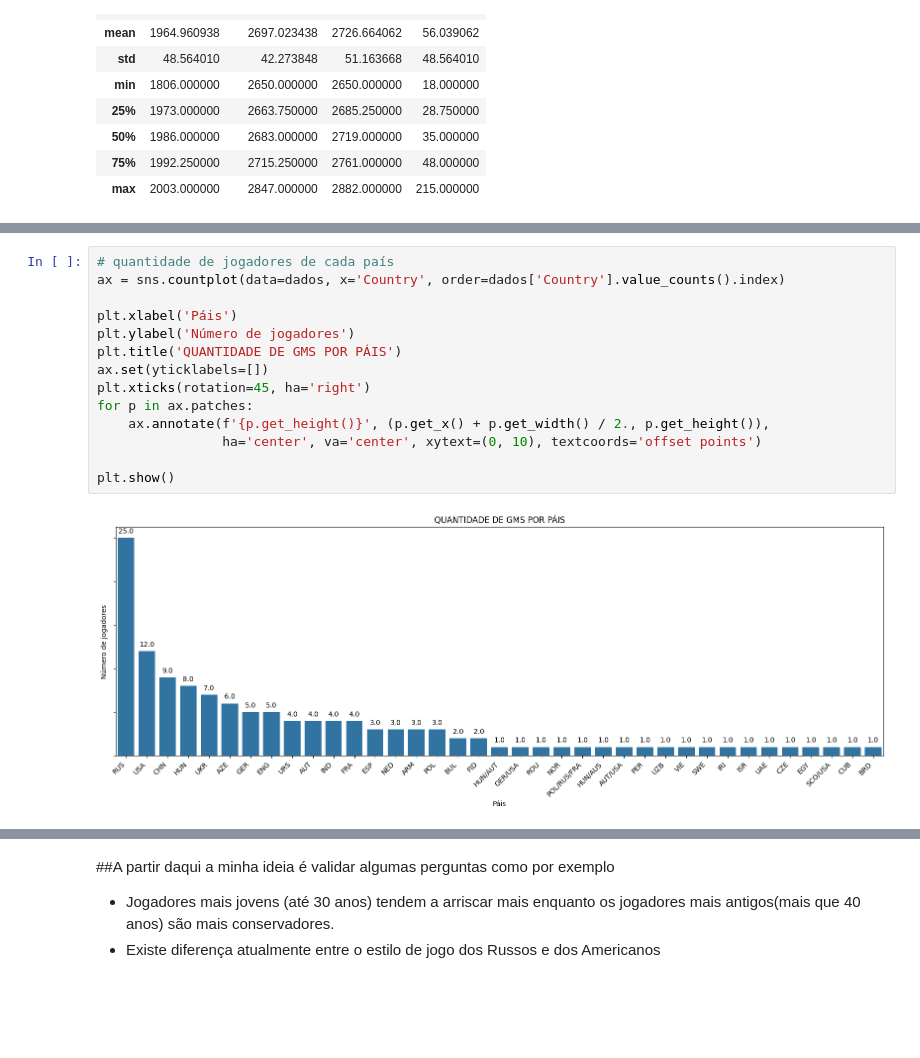
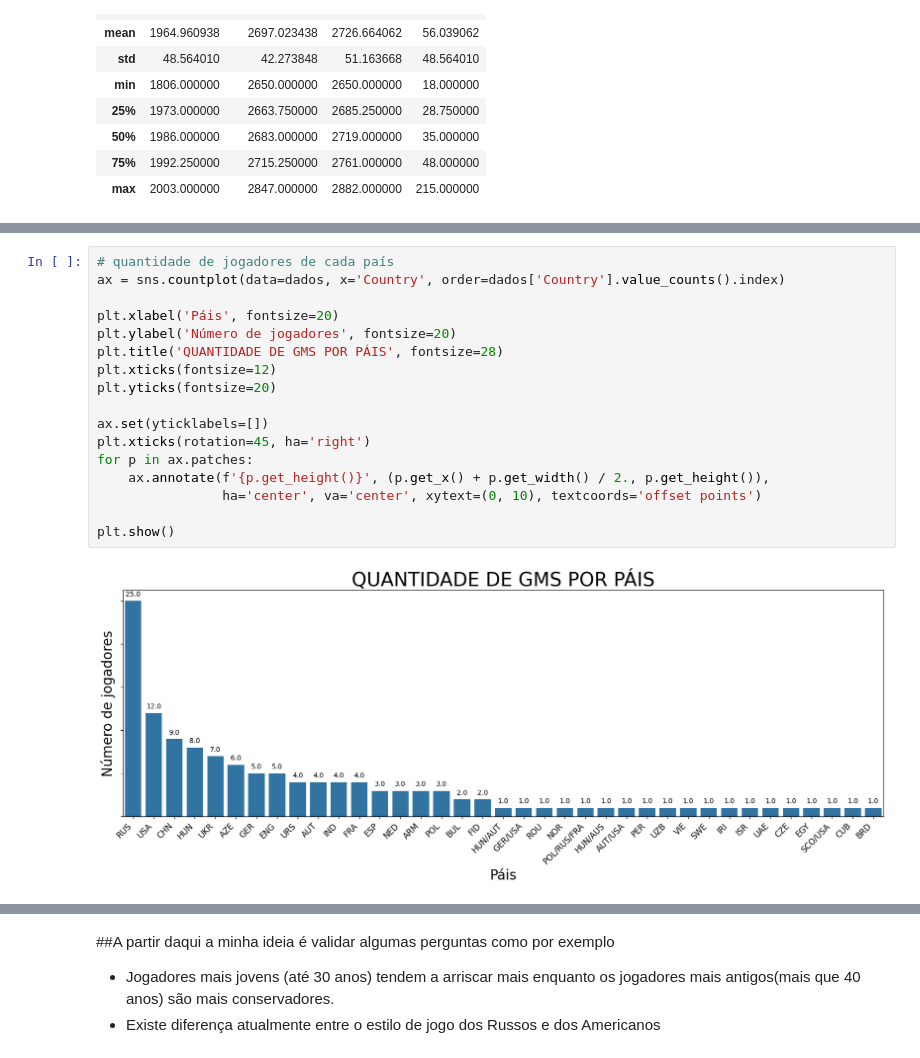
Before and after one commit to PeronxD/Python, a Jupyter notebook: análises_chess.ipynb, the cells around one changed output, grey strips where cells are left out. Drawn from its saved outputs; the diff is of its cells as text; blank space fills up the shorter version.

```diff
--- a/análises_chess.ipynb
+++ b/análises_chess.ipynb
@@ -142,19 +142,22 @@ plt.show()
 # %%
 # quantidade de jogadores de cada país
 ax = sns.countplot(data=dados, x='Country', order=dados['Country'].value_counts().index)
 
-plt.xlabel('Páis')
-plt.ylabel('Número de jogadores')
-plt.title('QUANTIDADE DE GMS POR PÁIS')
+plt.xlabel('Páis', fontsize=20)
+plt.ylabel('Número de jogadores', fontsize=20)
+plt.title('QUANTIDADE DE GMS POR PÁIS', fontsize=28)
+plt.xticks(fontsize=12)
+plt.yticks(fontsize=20)
+
 ax.set(yticklabels=[])
 plt.xticks(rotation=45, ha='right')
 for p in ax.patches:
     ax.annotate(f'{p.get_height()}', (p.get_x() + p.get_width() / 2., p.get_height()),
                 ha='center', va='center', xytext=(0, 10), textcoords='offset points')
 
 plt.show()
 # %% [output]
-[figure, old version]
+[figure, new version]
 # %%
 # média do rating de cada país
 media_por_pais = dados.groupby('Country')['Current Rating'].mean().reset_index()
```
Also changed, not shown: parts of 4 cells of this notebook.
